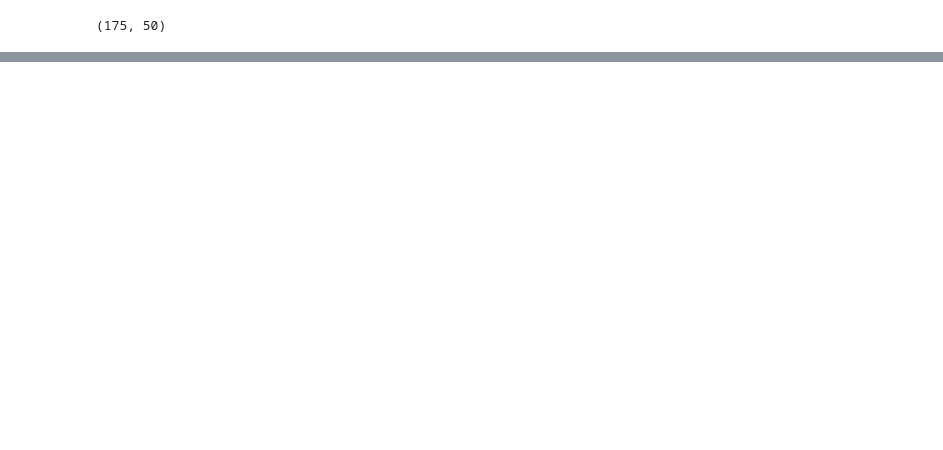
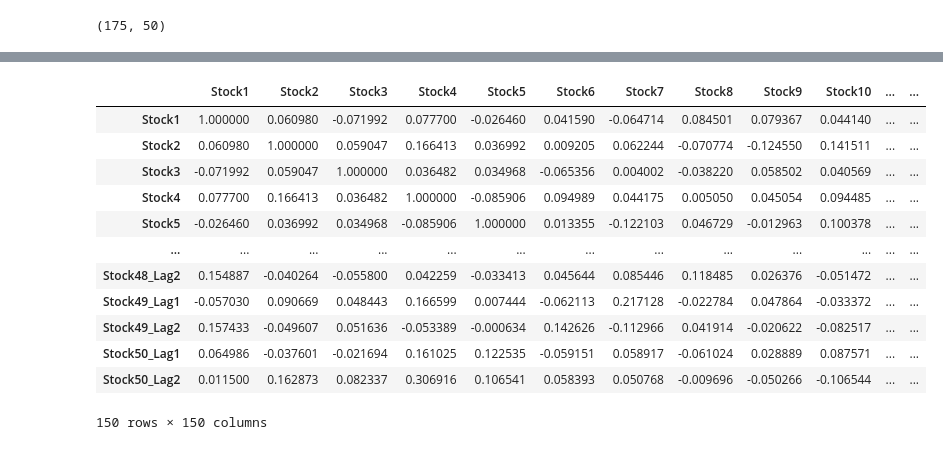
Before and after one commit to Jackil0216/Algothon-deeptrade-mf, a Jupyter notebook: Correlation.ipynb, the cells around one changed output, grey strips where cells are left out. Drawn from its saved outputs; the diff is of its cells as text; code cells hidden in the pictures; blank space fills up the shorter version.

```diff
--- a/Correlation.ipynb
+++ b/Correlation.ipynb
@@ -136,0 +197,17 @@ with open ('../data/train_logret_corr.json', 'w') as f:
+# %%
+corr_matrix_lead_lag = prices_ret_log_df.corr()
+corr_matrix_lead_lag
+# %% [output]
+|  | Stock1 | Stock2 | Stock3 | Stock4 | Stock5 | Stock6 | Stock7 | Stock8 | Stock9 | Stock10 | ... | ... |
+| Stock1 | 1.000000 | 0.060980 | -0.071992 | 0.077700 | -0.026460 | 0.041590 | -0.064714 | 0.084501 | 0.079367 | 0.044140 | ... | ... |
+| Stock2 | 0.060980 | 1.000000 | 0.059047 | 0.166413 | 0.036992 | 0.009205 | 0.062244 | -0.070774 | -0.124550 | 0.141511 | ... | ... |
+| Stock3 | -0.071992 | 0.059047 | 1.000000 | 0.036482 | 0.034968 | -0.065356 | 0.004002 | -0.038220 | 0.058502 | 0.040569 | ... | ... |
+| Stock4 | 0.077700 | 0.166413 | 0.036482 | 1.000000 | -0.085906 | 0.094989 | 0.044175 | 0.005050 | 0.045054 | 0.094485 | ... | ... |
+| Stock5 | -0.026460 | 0.036992 | 0.034968 | -0.085906 | 1.000000 | 0.013355 | -0.122103 | 0.046729 | -0.012963 | 0.100378 | ... | ... |
+| ... | ... | ... | ... | ... | ... | ... | ... | ... | ... | ... | ... | ... |
+| Stock48_Lag2 | 0.154887 | -0.040264 | -0.055800 | 0.042259 | -0.033413 | 0.045644 | 0.085446 | 0.118485 | 0.026376 | -0.051472 | ... | ... |
+| Stock49_Lag1 | -0.057030 | 0.090669 | 0.048443 | 0.166599 | 0.007444 | -0.062113 | 0.217128 | -0.022784 | 0.047864 | -0.033372 | ... | ... |
+| Stock49_Lag2 | 0.157433 | -0.049607 | 0.051636 | -0.053389 | -0.000634 | 0.142626 | -0.112966 | 0.041914 | -0.020622 | -0.082517 | ... | ... |
+| Stock50_Lag1 | 0.064986 | -0.037601 | -0.021694 | 0.161025 | 0.122535 | -0.059151 | 0.058917 | -0.061024 | 0.028889 | 0.087571 | ... | ... |
+| Stock50_Lag2 | 0.011500 | 0.162873 | 0.082337 | 0.306916 | 0.106541 | 0.058393 | 0.050768 | -0.009696 | -0.050266 | -0.106544 | ... | ... |
+150 rows × 150 columns
```
Also changed, not shown: parts of 15 cells of this notebook.
